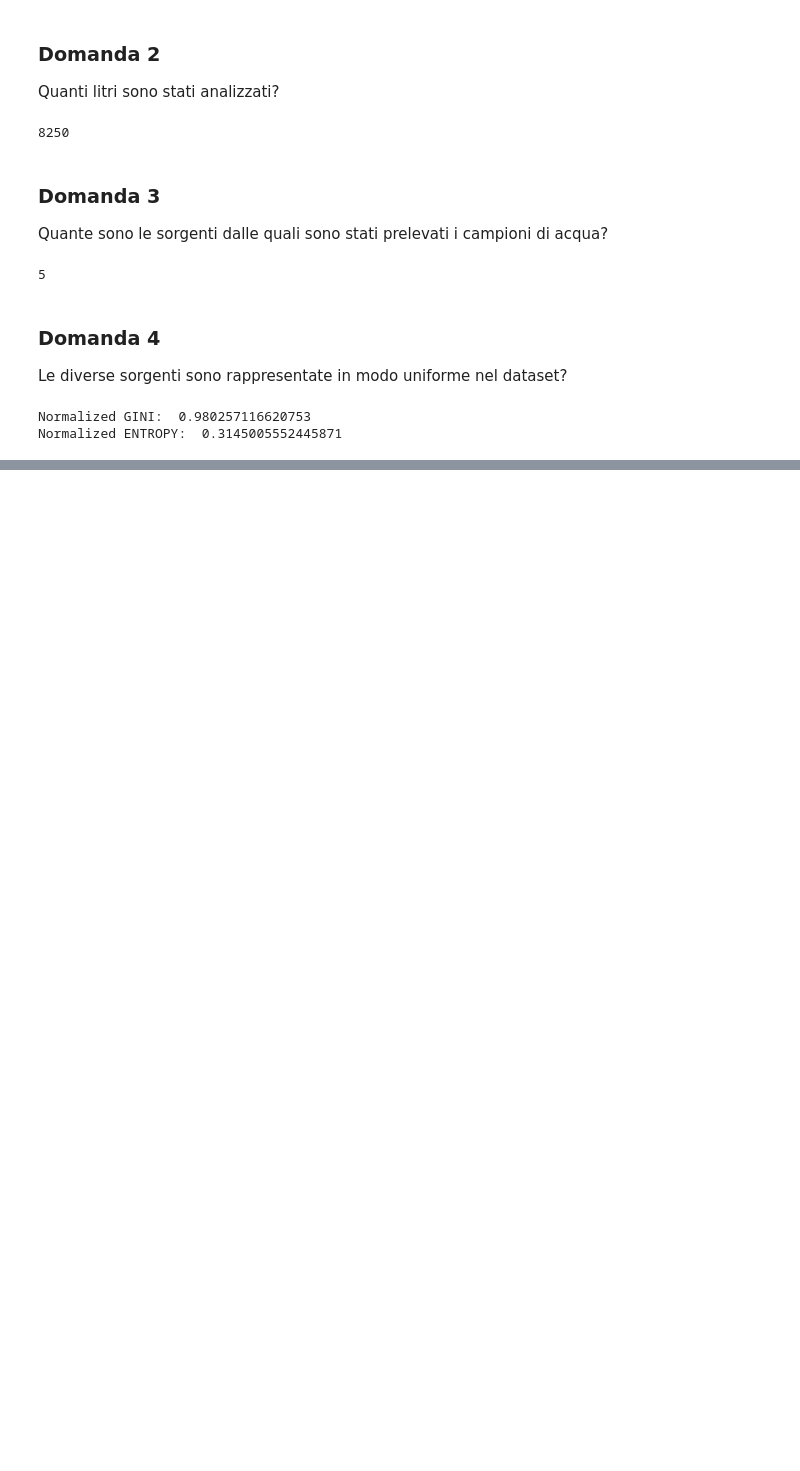
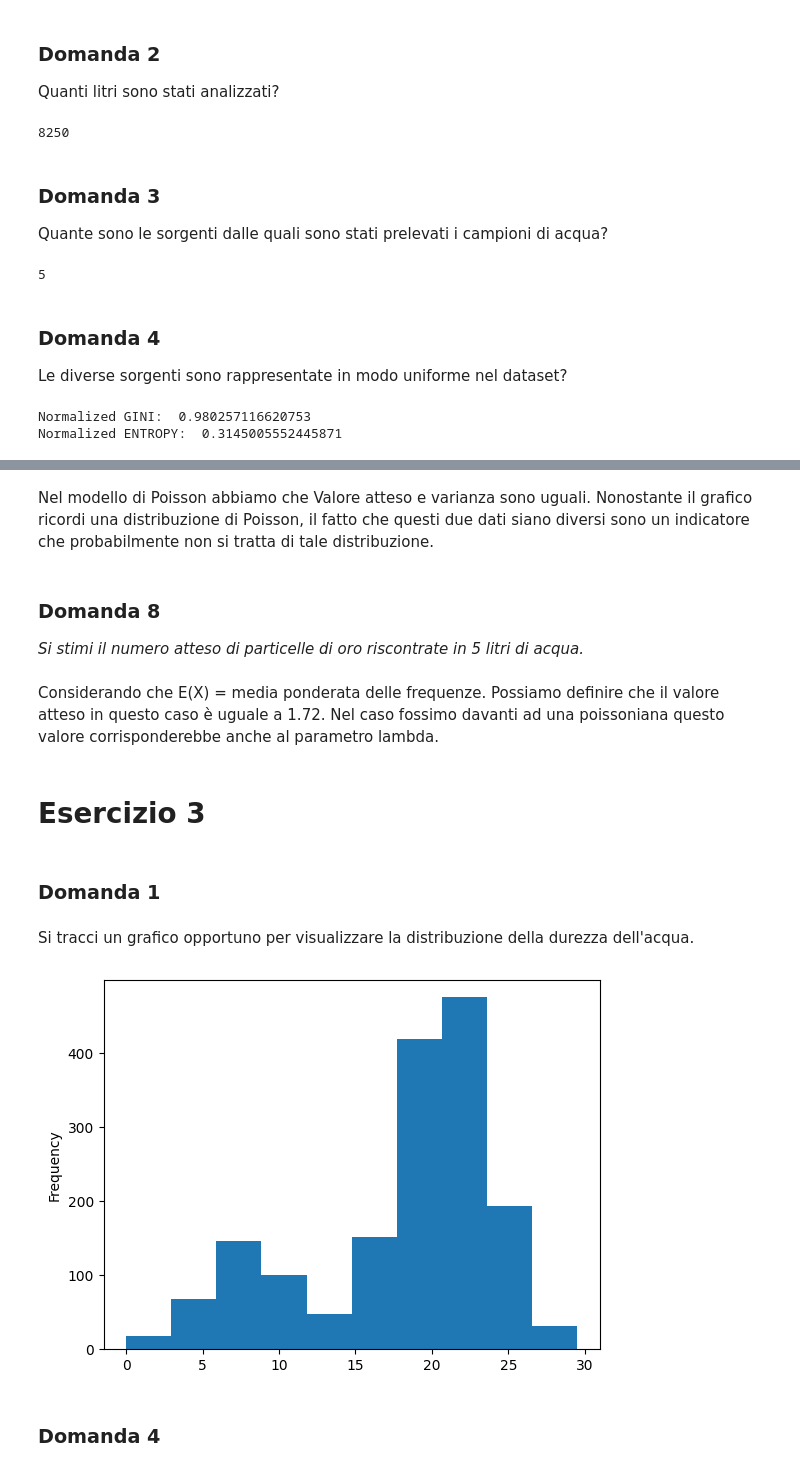
Before and after one commit to FriendlyWizard23/StatisticaL31, a Jupyter notebook: JUPYTER/TEMI D'ESAME/SOLUZIONI_MIE/ESERCITAZIONE/Esercitazione.ipynb, the cells around one changed output, grey strips where cells are left out. Saved outputs shown, nothing was run; the diff lists cells and outputs as text; code cells hidden in the pictures; blank space fills up the shorter version.

```diff
--- a/JUPYTER/TEMI D'ESAME/SOLUZIONI_MIE/ESERCITAZIONE/Esercitazione.ipynb
+++ b/JUPYTER/TEMI D'ESAME/SOLUZIONI_MIE/ESERCITAZIONE/Esercitazione.ipynb
@@ -131,0 +183,21 @@ Normalized ENTROPY:  0.3145005552445871
+# %% [markdown]
+Nel modello di Poisson abbiamo che Valore atteso e varianza sono uguali.  Nonostante il grafico ricordi una distribuzione di Poisson, il fatto che questi due dati siano diversi sono un indicatore che probabilmente non si tratta di tale distribuzione.
+# %% [markdown]
+### Domanda 8
+_Si stimi il numero atteso di particelle di oro riscontrate in 5 litri di acqua._
+# %% [markdown]
+Considerando che E(X) = media ponderata delle frequenze. Possiamo definire che il valore atteso in questo caso è uguale a 1.72. Nel caso fossimo davanti ad una poissoniana questo valore corrisponderebbe anche al parametro lambda.
+# %% [markdown]
+# Esercizio 3
+# %% [markdown]
+### Domanda 1
+# %% [markdown]
+Si tracci un grafico opportuno per visualizzare la distribuzione della durezza dell'acqua.
+# %%
+ct_acqua = pd.crosstab(index=df['DurezzaAcqua'],columns='FR',colnames=[''],normalize=False)
+df['DurezzaAcqua'].plot.hist()
+plt.show()
+# %% [output]
+[figure, added]
+# %% [markdown]
+### Domanda 4
```
Also changed, not shown: parts of 9 cells of this notebook, 2 other files.
